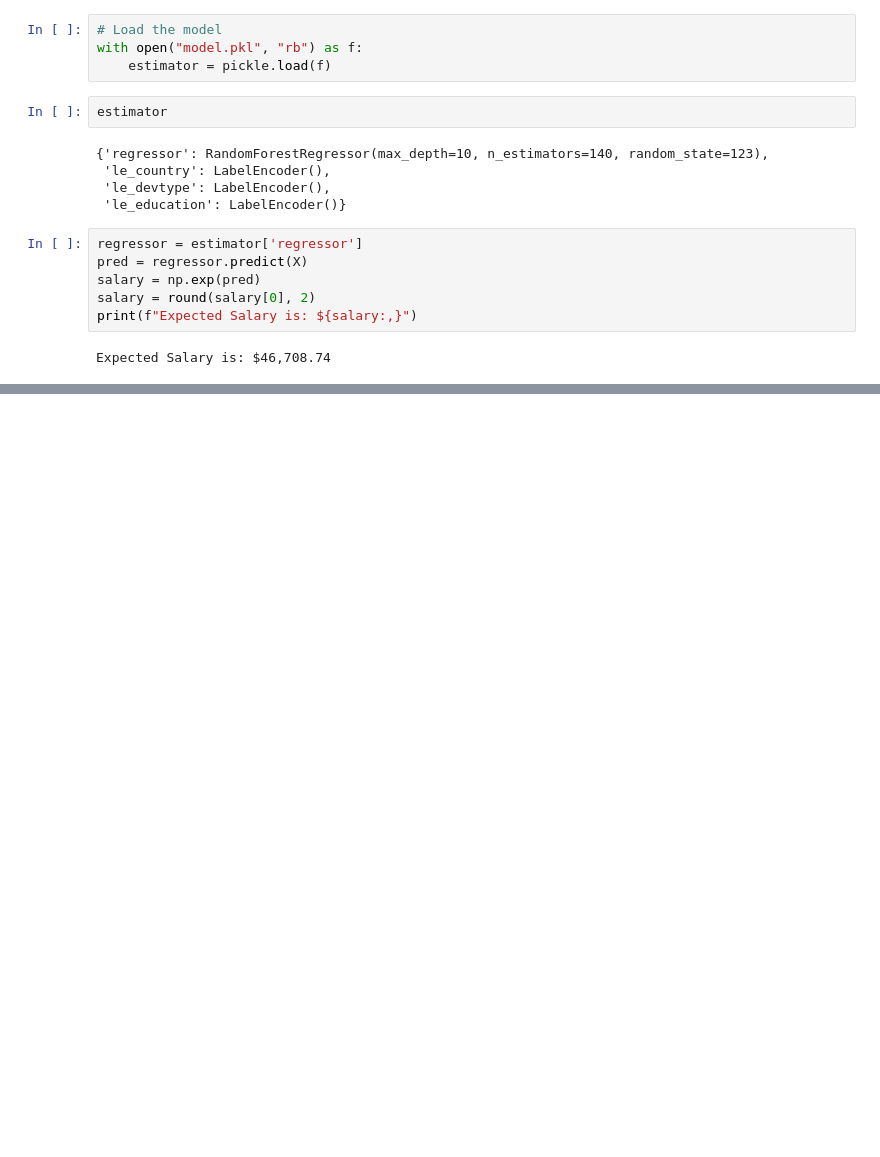
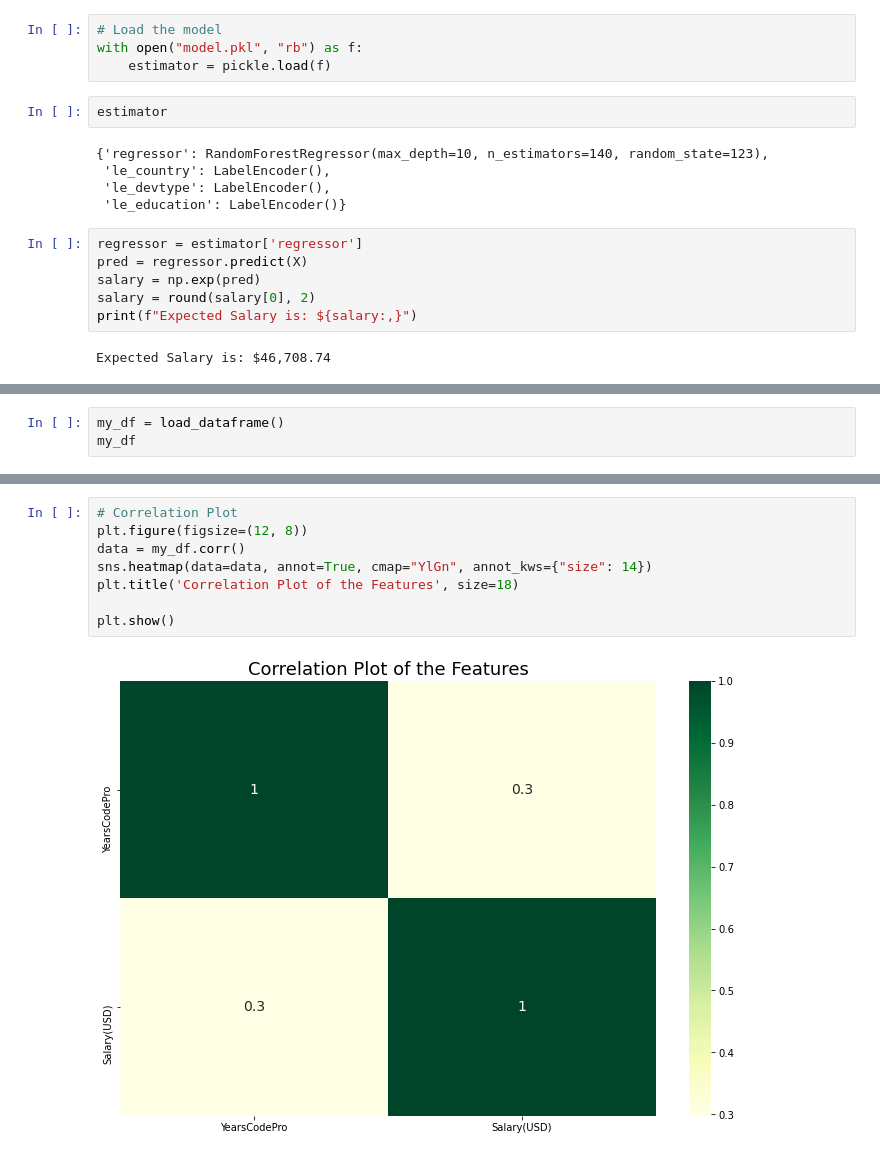
Before and after one commit to chineidu/Developer-s-survey, a Jupyter notebook: survey notebook.ipynb, the cells around one changed output, grey strips where cells are left out. Saved outputs shown, nothing was run; the diff lists cells and outputs as text; blank space fills up the shorter version.

```diff
--- a/survey notebook.ipynb
+++ b/survey notebook.ipynb
@@ -750,0 +748,3 @@ my_df
+# %%
+my_df = load_dataframe()
+my_df
@@ -750,0 +765,10 @@ my_df
+# %%
+# Correlation Plot
+plt.figure(figsize=(12, 8))
+data = my_df.corr()
+sns.heatmap(data=data, annot=True, cmap="YlGn", annot_kws={"size": 14})
+plt.title('Correlation Plot of the Features', size=18)
+
+plt.show()
+# %% [output]
+[figure, added]
```
Also changed, not shown: parts of 4 cells of this notebook, 3 other files.
